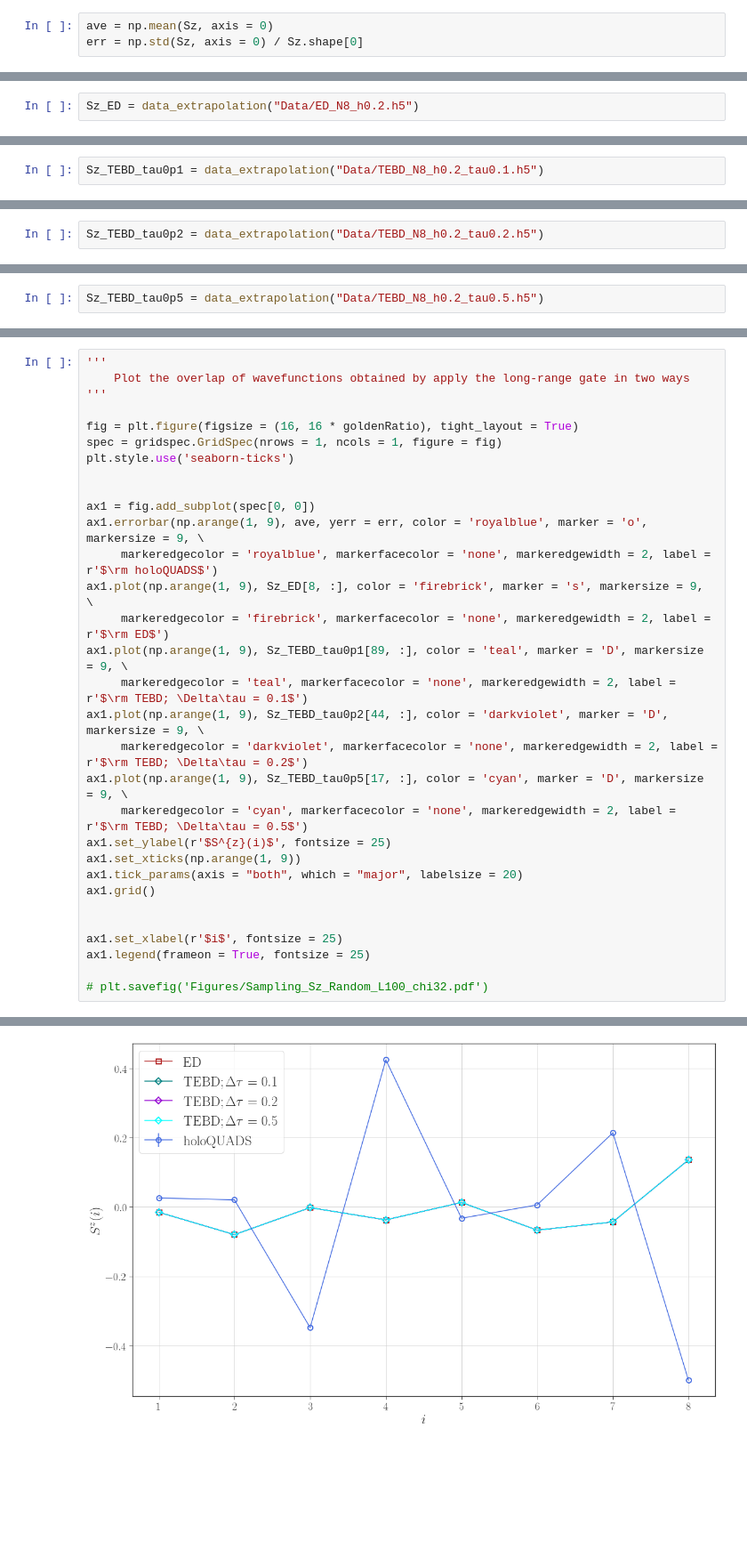
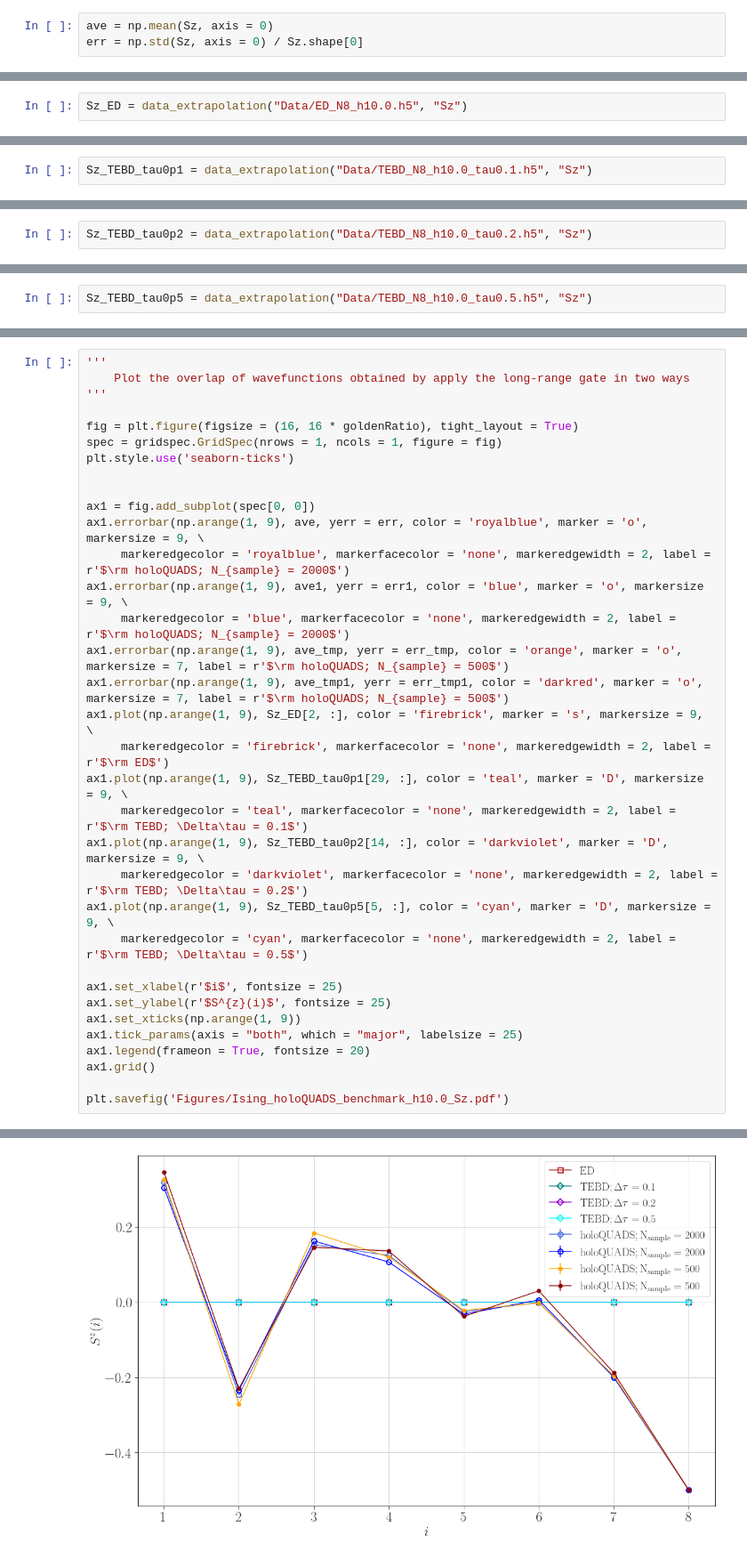
Before and after one commit to xiaobo-23/EntangledLightConeSampling, a Jupyter notebook: HQA_Data_Analysis.ipynb, the cells around one changed output, grey strips where cells are left out. Shown at 89% size. Cells and saved outputs as stored; diff of their text form; blank space fills up the shorter version.

Commit message:
benchmark the holoQUADS circuit with TEBD

```diff
--- a/HQA_Data_Analysis.ipynb
+++ b/HQA_Data_Analysis.ipynb
@@ -322,3 +352,3 @@ err = np.std(Sz, axis = 0) / Sz.shape[0]
 # %%
-Sz_ED = data_extrapolation("Data/ED_N8_h0.2.h5")
+Sz_ED = data_extrapolation("Data/ED_N8_h10.0.h5", "Sz")
 # %% [output]
@@ -325,4 +356,4 @@ Sz_ED = data_extrapolation("Data/ED_N8_h0.2.h5")
 (10, 8)
 # %%
-Sz_TEBD_tau0p1 = data_extrapolation("Data/TEBD_N8_h0.2_tau0.1.h5")
+Sz_TEBD_tau0p1 = data_extrapolation("Data/TEBD_N8_h10.0_tau0.1.h5", "Sz")
 # %% [output]
@@ -329,4 +361,4 @@ Sz_TEBD_tau0p1 = data_extrapolation("Data/TEBD_N8_h0.2_tau0.1.h5")
 (101, 8)
 # %%
-Sz_TEBD_tau0p2 = data_extrapolation("Data/TEBD_N8_h0.2_tau0.2.h5")
+Sz_TEBD_tau0p2 = data_extrapolation("Data/TEBD_N8_h10.0_tau0.2.h5", "Sz")
 # %% [output]
@@ -333,4 +366,4 @@ Sz_TEBD_tau0p2 = data_extrapolation("Data/TEBD_N8_h0.2_tau0.2.h5")
 (51, 8)
 # %%
-Sz_TEBD_tau0p5 = data_extrapolation("Data/TEBD_N8_h0.2_tau0.5.h5")
+Sz_TEBD_tau0p5 = data_extrapolation("Data/TEBD_N8_h10.0_tau0.5.h5", "Sz")
 # %% [output]
@@ -347,23 +381,26 @@ plt.style.use('seaborn-ticks')
 
 ax1 = fig.add_subplot(spec[0, 0])
 ax1.errorbar(np.arange(1, 9), ave, yerr = err, color = 'royalblue', marker = 'o', markersize = 9, \
-     markeredgecolor = 'royalblue', markerfacecolor = 'none', markeredgewidth = 2, label = r'$\rm holoQUADS$')
-ax1.plot(np.arange(1, 9), Sz_ED[8, :], color = 'firebrick', marker = 's', markersize = 9, \
+     markeredgecolor = 'royalblue', markerfacecolor = 'none', markeredgewidth = 2, label = r'$\rm holoQUADS; N_{sample} = 2000$')
+ax1.errorbar(np.arange(1, 9), ave1, yerr = err1, color = 'blue', marker = 'o', markersize = 9, \
+     markeredgecolor = 'blue', markerfacecolor = 'none', markeredgewidth = 2, label = r'$\rm holoQUADS; N_{sample} = 2000$')
+ax1.errorbar(np.arange(1, 9), ave_tmp, yerr = err_tmp, color = 'orange', marker = 'o', markersize = 7, label = r'$\rm holoQUADS; N_{sample} = 500$')
+ax1.errorbar(np.arange(1, 9), ave_tmp1, yerr = err_tmp1, color = 'darkred', marker = 'o', markersize = 7, label = r'$\rm holoQUADS; N_{sample} = 500$')
+ax1.plot(np.arange(1, 9), Sz_ED[2, :], color = 'firebrick', marker = 's', markersize = 9, \
      markeredgecolor = 'firebrick', markerfacecolor = 'none', markeredgewidth = 2, label = r'$\rm ED$')
-ax1.plot(np.arange(1, 9), Sz_TEBD_tau0p1[89, :], color = 'teal', marker = 'D', markersize = 9, \
+ax1.plot(np.arange(1, 9), Sz_TEBD_tau0p1[29, :], color = 'teal', marker = 'D', markersize = 9, \
      markeredgecolor = 'teal', markerfacecolor = 'none', markeredgewidth = 2, label = r'$\rm TEBD; \Delta\tau = 0.1$')
-ax1.plot(np.arange(1, 9), Sz_TEBD_tau0p2[44, :], color = 'darkviolet', marker = 'D', markersize = 9, \
+ax1.plot(np.arange(1, 9), Sz_TEBD_tau0p2[14, :], color = 'darkviolet', marker = 'D', markersize = 9, \
      markeredgecolor = 'darkviolet', markerfacecolor = 'none', markeredgewidth = 2, label = r'$\rm TEBD; \Delta\tau = 0.2$')
-ax1.plot(np.arange(1, 9), Sz_TEBD_tau0p5[17, :], color = 'cyan', marker = 'D', markersize = 9, \
+ax1.plot(np.arange(1, 9), Sz_TEBD_tau0p5[5, :], color = 'cyan', marker = 'D', markersize = 9, \
      markeredgecolor = 'cyan', markerfacecolor = 'none', markeredgewidth = 2, label = r'$\rm TEBD; \Delta\tau = 0.5$')
+
+ax1.set_xlabel(r'$i$', fontsize = 25)
 ax1.set_ylabel(r'$S^{z}(i)$', fontsize = 25)
 ax1.set_xticks(np.arange(1, 9))
-ax1.tick_params(axis = "both", which = "major", labelsize = 20)
+ax1.tick_params(axis = "both", which = "major", labelsize = 25)
+ax1.legend(frameon = True, fontsize = 20)
 ax1.grid()
 
-
-ax1.set_xlabel(r'$i$', fontsize = 25)
-ax1.legend(frameon = True, fontsize = 25)
-
-# plt.savefig('Figures/Sampling_Sz_Random_L100_chi32.pdf')
+plt.savefig('Figures/Ising_holoQUADS_benchmark_h10.0_Sz.pdf')
 # %% [output]
@@ -371 +407 @@ ax1.legend(frameon = True, fontsize = 25)
-[figure, old version]
+[figure, new version]
```
Also changed, not shown: parts of 13 cells of this notebook, 3 other files.
